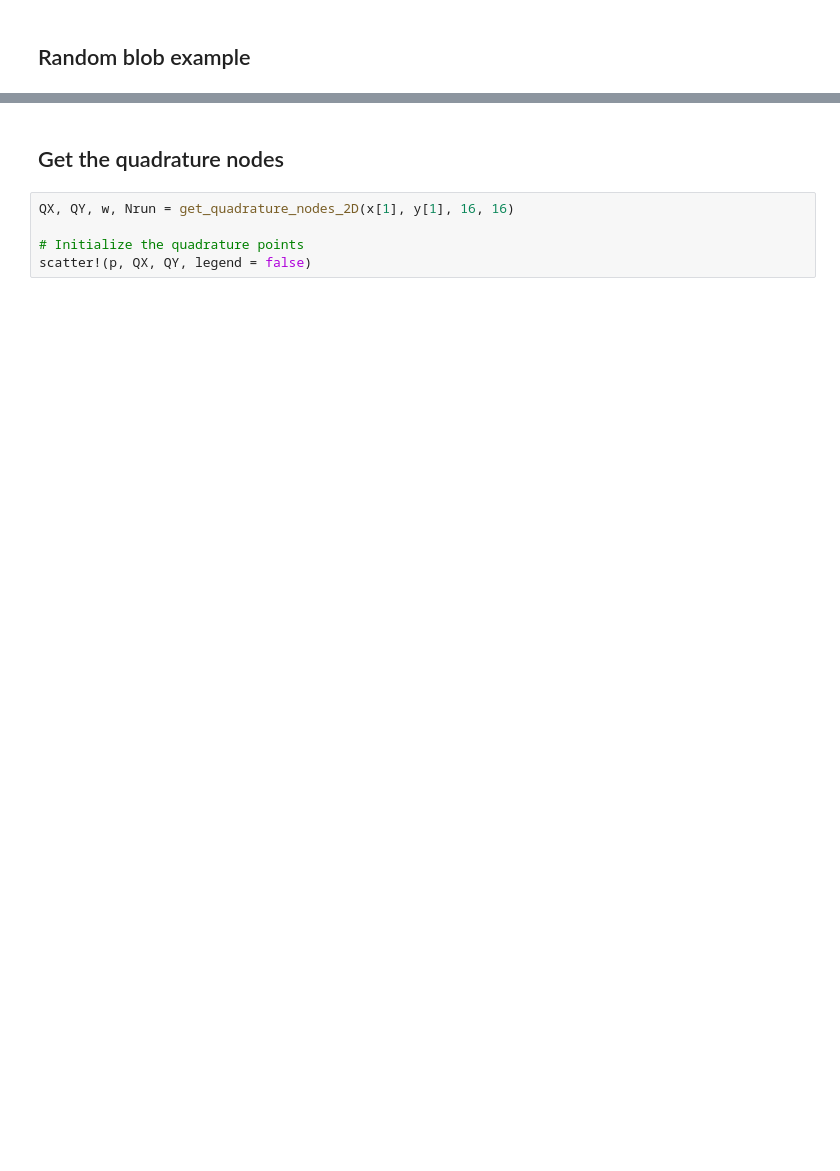
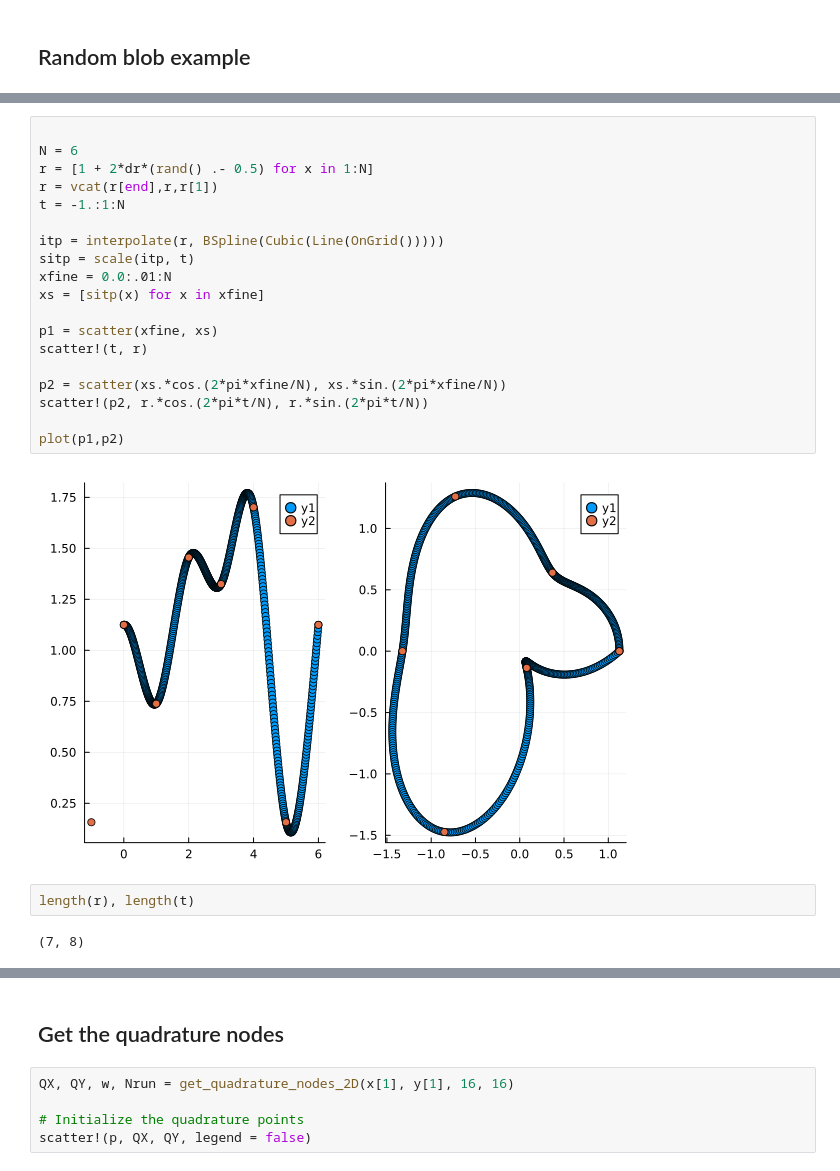
Before and after one commit to lootie/Slepians.jl, a Jupyter notebook: Examples/Localization2D.ipynb, the cells around one changed output, grey strips where cells are left out. Cells and saved outputs as stored; diff of their text form; blank space fills up the shorter version.

```diff
--- a/Examples/Localization2D.ipynb
+++ b/Examples/Localization2D.ipynb
@@ -18,0 +41,25 @@ Main.RHMatrix
+# %%
+
+N = 6
+r = [1 + 2*dr*(rand() .- 0.5) for x in 1:N]
+r = vcat(r[end],r,r[1])
+t = -1.:1:N
+
+itp = interpolate(r, BSpline(Cubic(Line(OnGrid()))))
+sitp = scale(itp, t)
+xfine = 0.0:.01:N
+xs = [sitp(x) for x in xfine]
+
+p1 = scatter(xfine, xs)
+scatter!(t, r)
+
+p2 = scatter(xs.*cos.(2*pi*xfine/N), xs.*sin.(2*pi*xfine/N))
+scatter!(p2, r.*cos.(2*pi*t/N), r.*sin.(2*pi*t/N))
+
+plot(p1,p2)
+# %% [output]
+[figure, added]
+# %%
+length(r), length(t)
+# %% [output]
+(7, 8)
```
Also changed, not shown: parts of 23 cells of this notebook, 4 other files.
